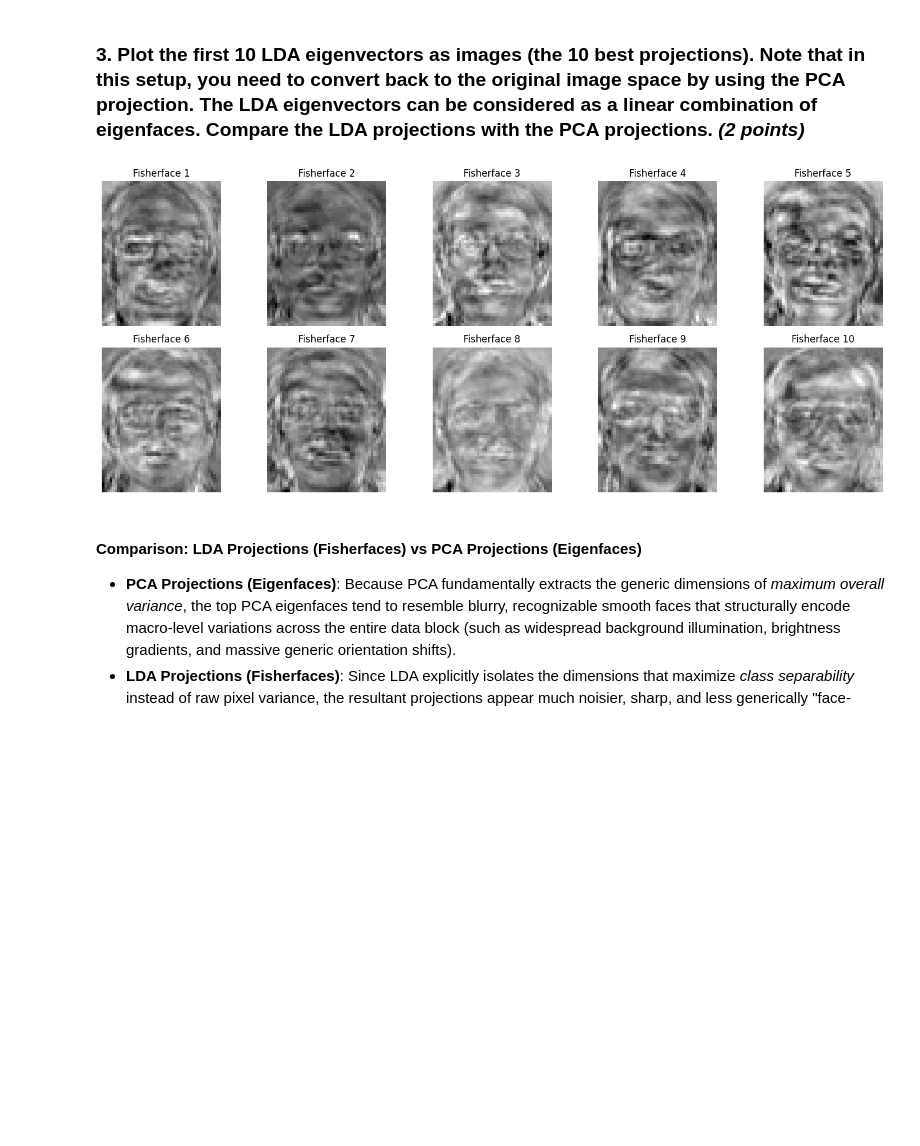
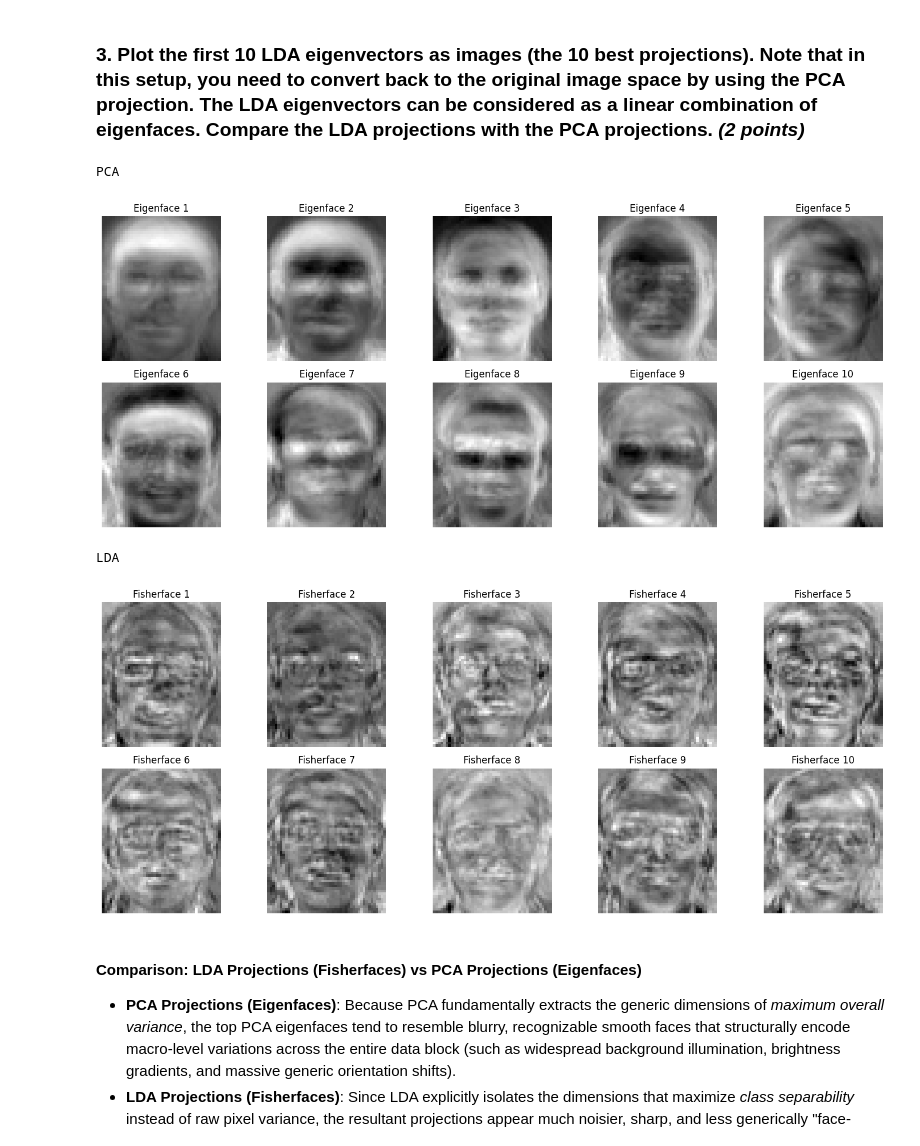
Before and after one commit to PavarisAsawa/PatternRecognition-Dimensionality_Reduction, a Jupyter notebook: Part3_lda.ipynb, the cells around one changed output. Drawn from its saved outputs; the diff is of its cells as text; code cells hidden in the pictures; blank space fills up the shorter version.

```diff
--- a/Part3_lda.ipynb
+++ b/Part3_lda.ipynb
@@ -8 +12,6 @@ import scipy.io
 data = scipy.io.loadmat('facedata.mat')
+# %%
+xf = {}
+for i in range(40):
+    for j in range(10):
+        xf[i,j] = img_as_float(data['facedata'][i,j])
@@ -53,3 +84,12 @@ If we elect to keep $k > N - C$ dimensions, the resulting $S_W$ matrix becomes s
 ---
 # %% [markdown]
 ### **2. Using the answer to the previous question, project the original input to the PCA subspace. Find the LDA projections. To find the inverse, use “numpy.linalg.inv”. Is $S_W^{-1} S_B$ symmetric? Can we still use 'numpy.linalg.eigh'? How many non-zero eigenvalues are there?** *(5 points)*
+# %%
+# Function to project a list of image vectors onto the top k eigenvectors
+def project_images(image_list, mean_vec, V_subspace):
+    proj_list = []
+    for img in image_list:
+        img_centered = img.flatten() - mean_vec
+        proj = np.dot(img_centered, V_subspace)
+        proj_list.append(proj)
+    return proj_list
@@ -137,32 +183,66 @@ Number of non-zero eigenvalues for LDA: 58
 # %% [markdown]
 ### **3. Plot the first 10 LDA eigenvectors as images (the 10 best projections). Note that in this setup, you need to convert back to the original image space by using the PCA projection. The LDA eigenvectors can be considered as a linear combination of eigenfaces. Compare the LDA projections with the PCA projections.** *(2 points)*
 # %%
+## PCA Projection
+
+print("PCA")
+plt.figure(figsize=(15, 6))
+
+for i in range(10):
+    v_orig = V_original[:, i]
+    norm_orig = np.linalg.norm(v_orig)
+
+    # Renormalize to ensure the vector has unit length
+    v_renorm = v_orig / norm_orig
+    V_renorm[:, i] = v_renorm
+
+    # norm_renorm = np.linalg.norm(v_renorm)
+    # print(f"Eigenvector {i+1}: Original Norm = {norm_orig:.4f}, Renormalized Norm = {norm_renorm:.4f}")
+
+    # Reshape the 2576-D vector back to 56x46 and plot the eigenface
+    img_eigenface = np.reshape(v_renorm, (56, 46))
+
+    # print(f"Eigen {i+1}: {img_eigenface}")
+
+    plt.subplot(2, 5, i+1)
+    plt.imshow(img_eigenface, cmap='gray')
+    plt.title(f"Eigenface {i+1}")
+    plt.axis('off')
+
+plt.tight_layout()
+plt.show()
+
+## LDA Projection
+print("LDA")
+
 # Project LDA eigenvectors back to the original image space
 # Multiply original generic PCA subspace matrix V_pca (2576x80) against LDA isolated vectors eigvecs_lda (80x80)
 W_lda = np.dot(V_pca, eigvecs_lda)
 
-import matplotlib.pyplot as plt
 plt.figure(figsize=(15, 6))
 
-for i in range(10):
+for i in range(10): # 10 Best Projection
     # Extract the individual i-th LDA eigenvector
     lda_vec = W_lda[:, i]
 
     # Standardize via normal rescaling to unit length
     lda_vec = lda_vec / np.linalg.norm(lda_vec)
 
     # Force real component mapping as asymmetric eigs introduce residual complex zeros
     img_fisherface = np.reshape(np.real(lda_vec), (56, 46))
 
     plt.subplot(2, 5, i+1)
     plt.imshow(img_fisherface, cmap='gray')
     plt.title(f"Fisherface {i+1}")
     plt.axis('off')
 
 plt.tight_layout()
 plt.show()
 # %% [output]
+PCA
-[figure, old version]
+[figure, new version]
+LDA
+[figure, added]
 # %% [markdown]
 #### **Comparison: LDA Projections (Fisherfaces) vs PCA Projections (Eigenfaces)**
 
```
Also changed, not shown: parts of 11 cells of this notebook.
